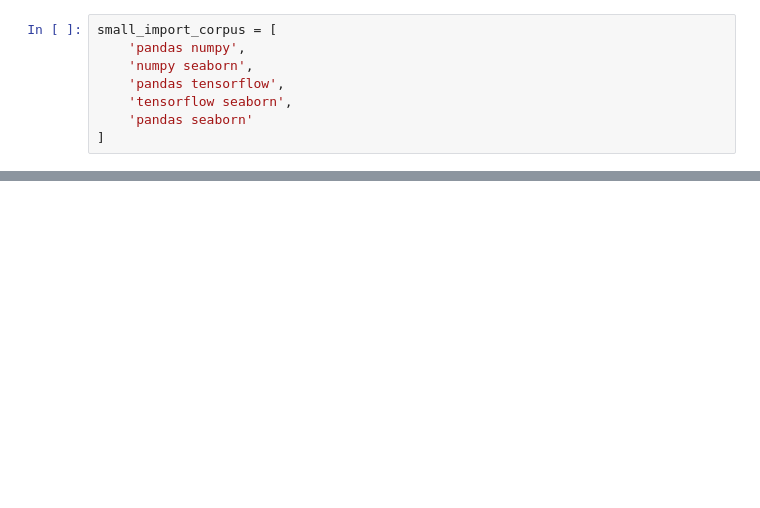
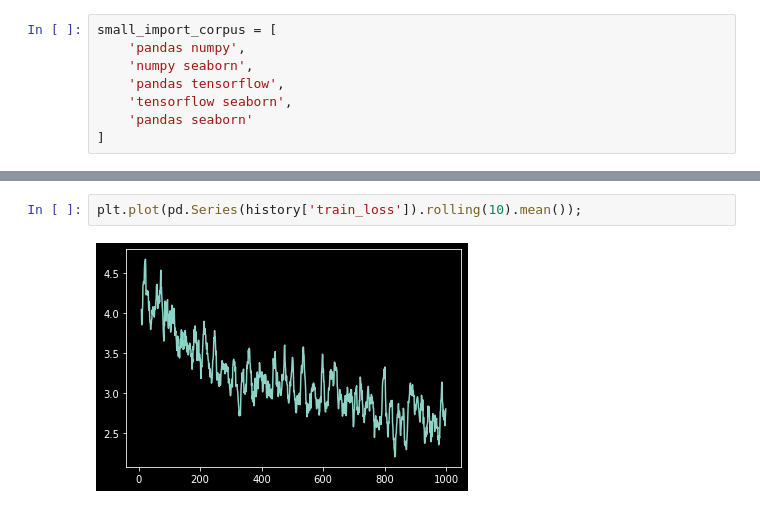
Before and after one commit to lambdaofgod/github_search, a Jupyter notebook: notebooks/Import2Vec model.ipynb, the cells around one changed output, grey strips where cells are left out. Drawn from its saved outputs; the diff is of its cells as text; blank space fills up the shorter version.

```diff
--- a/notebooks/Import2Vec model.ipynb
+++ b/notebooks/Import2Vec model.ipynb
@@ -139,0 +232,4 @@ plt.plot(losses)
+# %%
+plt.plot(pd.Series(history['train_loss']).rolling(10).mean());
+# %% [output]
+[figure, added]
```
Also changed, not shown: parts of 33 cells of this notebook, 1 other file.
